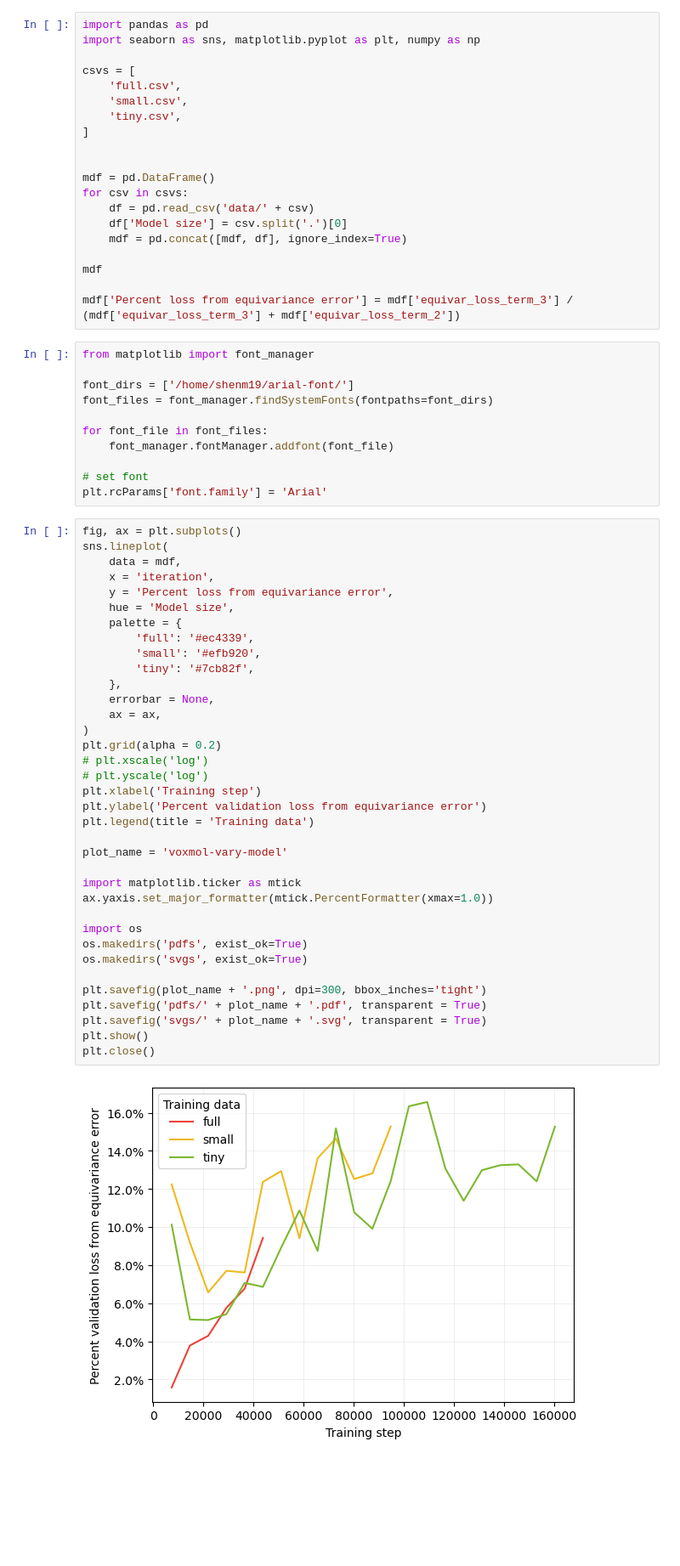
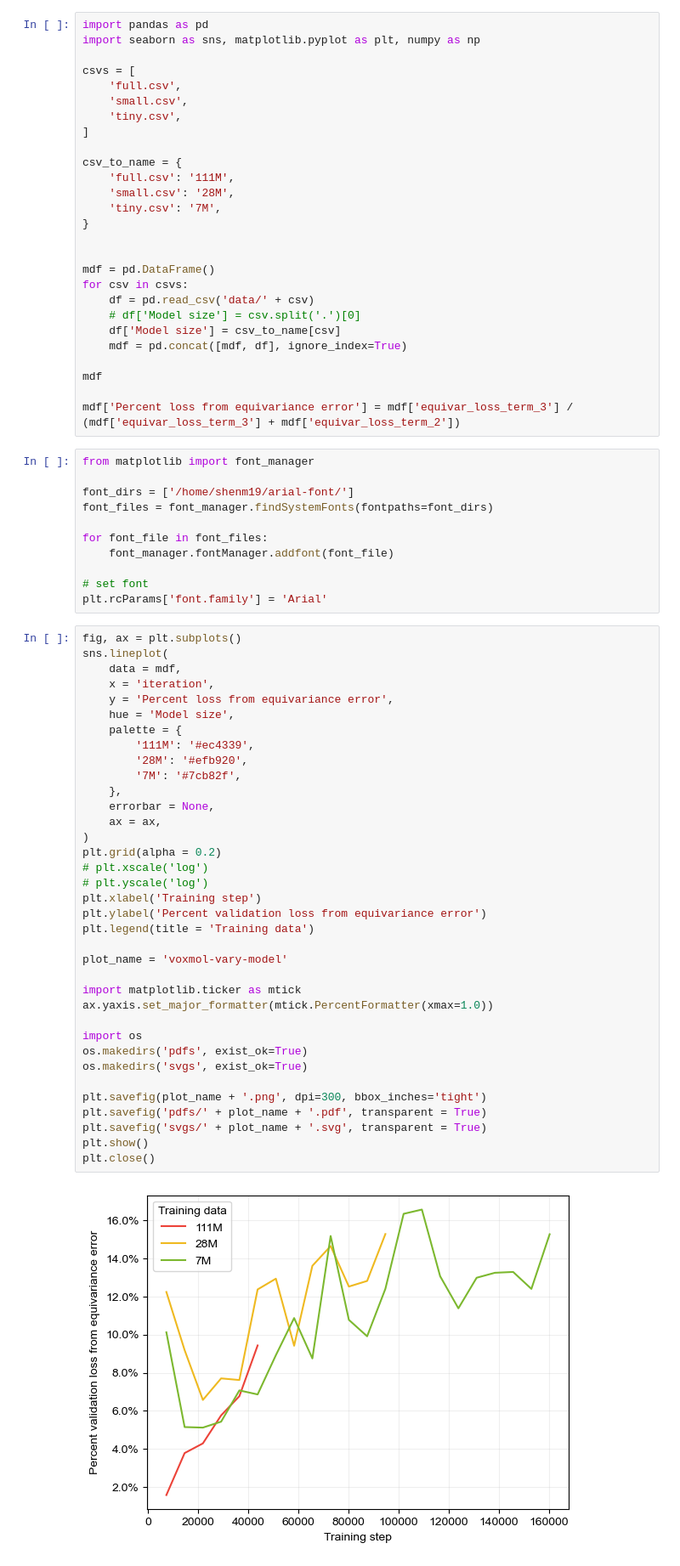
Before and after one commit to genentech/equivariance_learning, a Jupyter notebook: voxmol/voxmol-vary-model.ipynb, the cells around one changed output. Shown: that part at 85% size. Cells and saved outputs as stored; diff of their text form; blank space fills up the shorter version.

Commit message:
plots

```diff
--- a/voxmol/voxmol-vary-model.ipynb
+++ b/voxmol/voxmol-vary-model.ipynb
@@ -8,11 +8,18 @@ csvs = [
     'tiny.csv',
 ]
 
+csv_to_name = {
+    'full.csv': '111M',
+    'small.csv': '28M',
+    'tiny.csv': '7M',
+}
+
 
 mdf = pd.DataFrame()
 for csv in csvs:
     df = pd.read_csv('data/' + csv)
-    df['Model size'] = csv.split('.')[0]
+    # df['Model size'] = csv.split('.')[0]
+    df['Model size'] = csv_to_name[csv]
     mdf = pd.concat([mdf, df], ignore_index=True)
 
 mdf
@@ -36,34 +43,34 @@ sns.lineplot(
     x = 'iteration',
     y = 'Percent loss from equivariance error',
     hue = 'Model size',
     palette = {
-        'full': '#ec4339',
-        'small': '#efb920',
-        'tiny': '#7cb82f',
+        '111M': '#ec4339',
+        '28M': '#efb920',
+        '7M': '#7cb82f',
     },
     errorbar = None,
     ax = ax,
 )
 plt.grid(alpha = 0.2)
 # plt.xscale('log')
 # plt.yscale('log')
 plt.xlabel('Training step')
 plt.ylabel('Percent validation loss from equivariance error')
 plt.legend(title = 'Training data')
 
 plot_name = 'voxmol-vary-model'
 
 import matplotlib.ticker as mtick
 ax.yaxis.set_major_formatter(mtick.PercentFormatter(xmax=1.0))
 
 import os
 os.makedirs('pdfs', exist_ok=True)
 os.makedirs('svgs', exist_ok=True)
 
 plt.savefig(plot_name + '.png', dpi=300, bbox_inches='tight')
 plt.savefig('pdfs/' + plot_name + '.pdf', transparent = True)
 plt.savefig('svgs/' + plot_name + '.svg', transparent = True)
 plt.show()
 plt.close()
 # %% [output]
-[figure, old version]
+[figure, new version]
```
Also changed, not shown: parts of 1 cell of this notebook, 17 other files.
